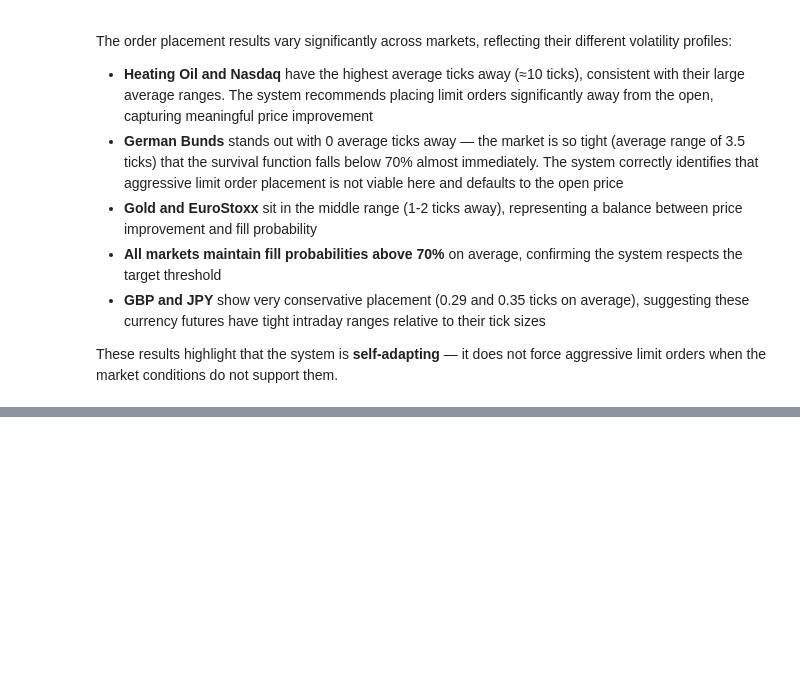
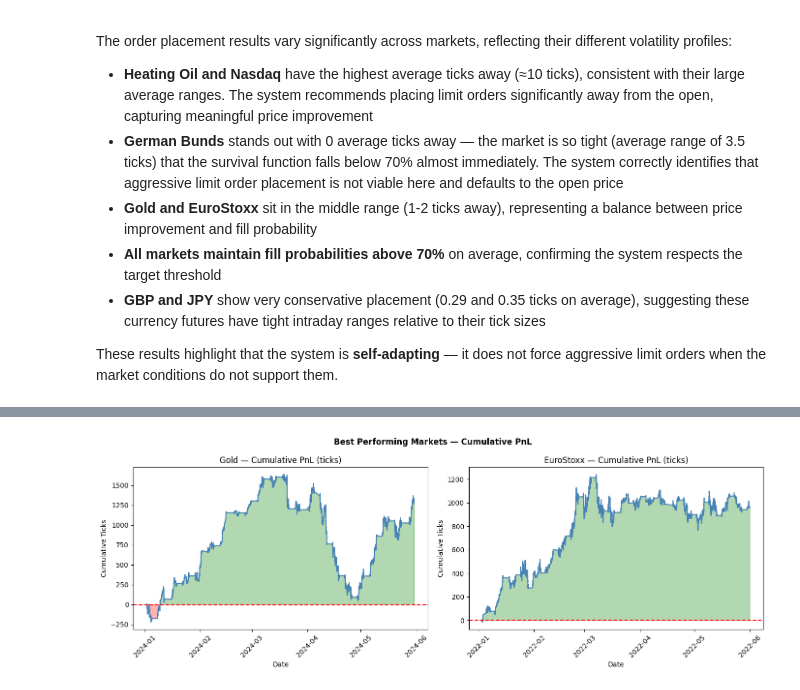
Before and after one commit to swaran02/ordermanagement_mc, a Jupyter notebook: TermProject2_Final.ipynb, the cells around one changed output, grey strips where cells are left out. Cells and saved outputs as stored; diff of their text form; code cells hidden in the pictures; blank space fills up the shorter version.

```diff
--- a/TermProject2_Final.ipynb
+++ b/TermProject2_Final.ipynb
@@ -526,0 +668,29 @@ The statistical engine developed in this project demonstrates that:
+# %%
+fig, axes = plt.subplots(1, 2, figsize=(14, 5))
+
+for i, market in enumerate(["Gold", "EuroStoxx"]):
+    results = all_results[market].copy()
+    tick_size = MARKETS[market]["tick_size"]
+    results = results.sort_values("datetime")
+    results["improvement_ticks"] = results["improvement"] / tick_size
+    results["cumulative_pnl"] = results["improvement_ticks"].cumsum()
+
+    axes[i].plot(results["datetime"], results["cumulative_pnl"],
+                color="steelblue", linewidth=1.5)
+    axes[i].axhline(y=0, color="red", linestyle="--")
+    axes[i].fill_between(results["datetime"], results["cumulative_pnl"],
+                        where=results["cumulative_pnl"] >= 0,
+                        color="green", alpha=0.3)
+    axes[i].fill_between(results["datetime"], results["cumulative_pnl"],
+                        where=results["cumulative_pnl"] < 0,
+                        color="red", alpha=0.3)
+    axes[i].set_title(f"{market} — Cumulative PnL (ticks)")
+    axes[i].set_xlabel("Date")
+    axes[i].set_ylabel("Cumulative Ticks")
+    axes[i].tick_params(axis='x', rotation=45)
+
+plt.suptitle("Best Performing Markets — Cumulative PnL", fontweight="bold")
+plt.tight_layout()
+plt.show()
+# %% [output]
+[figure, added]
```
Also changed, not shown: parts of 12 cells of this notebook, 1 other file.
